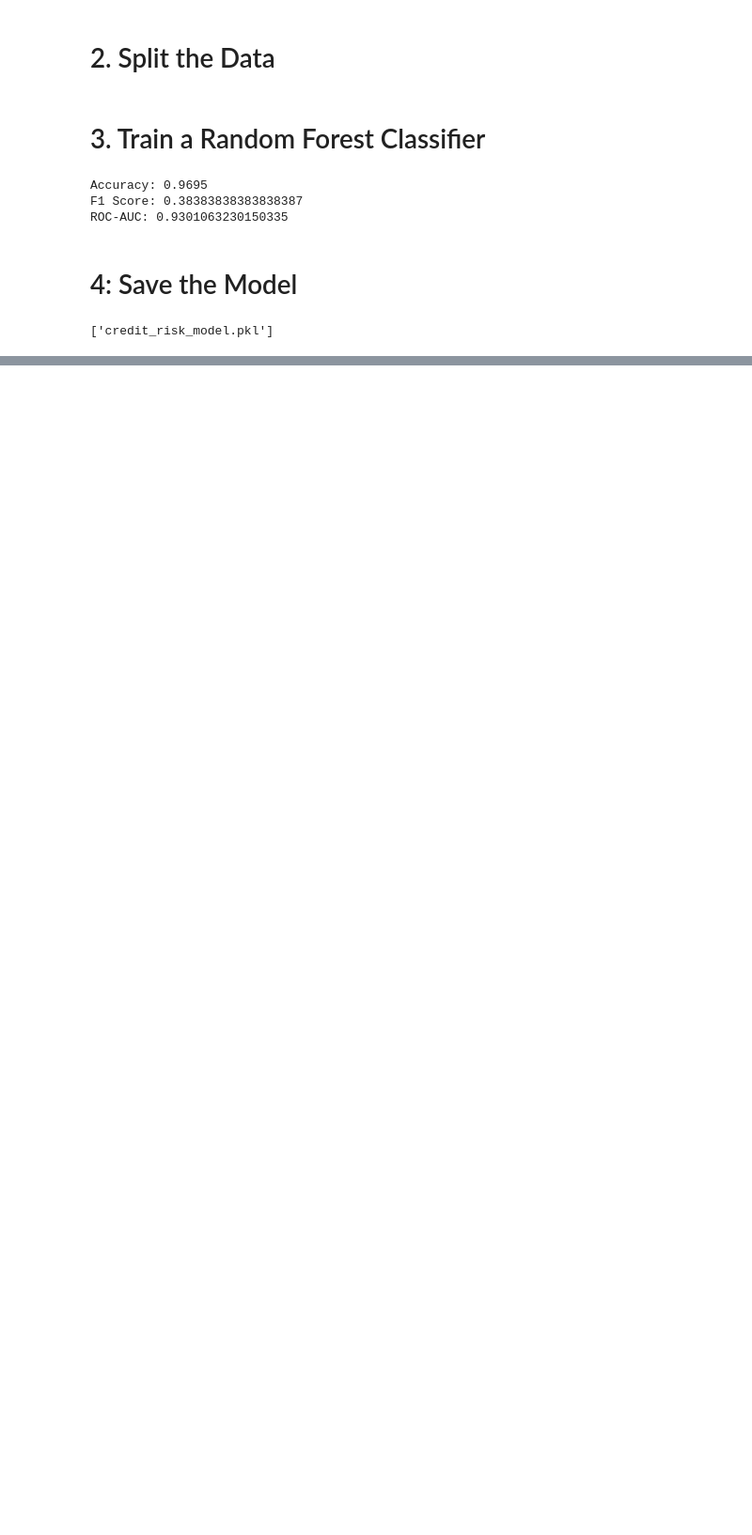
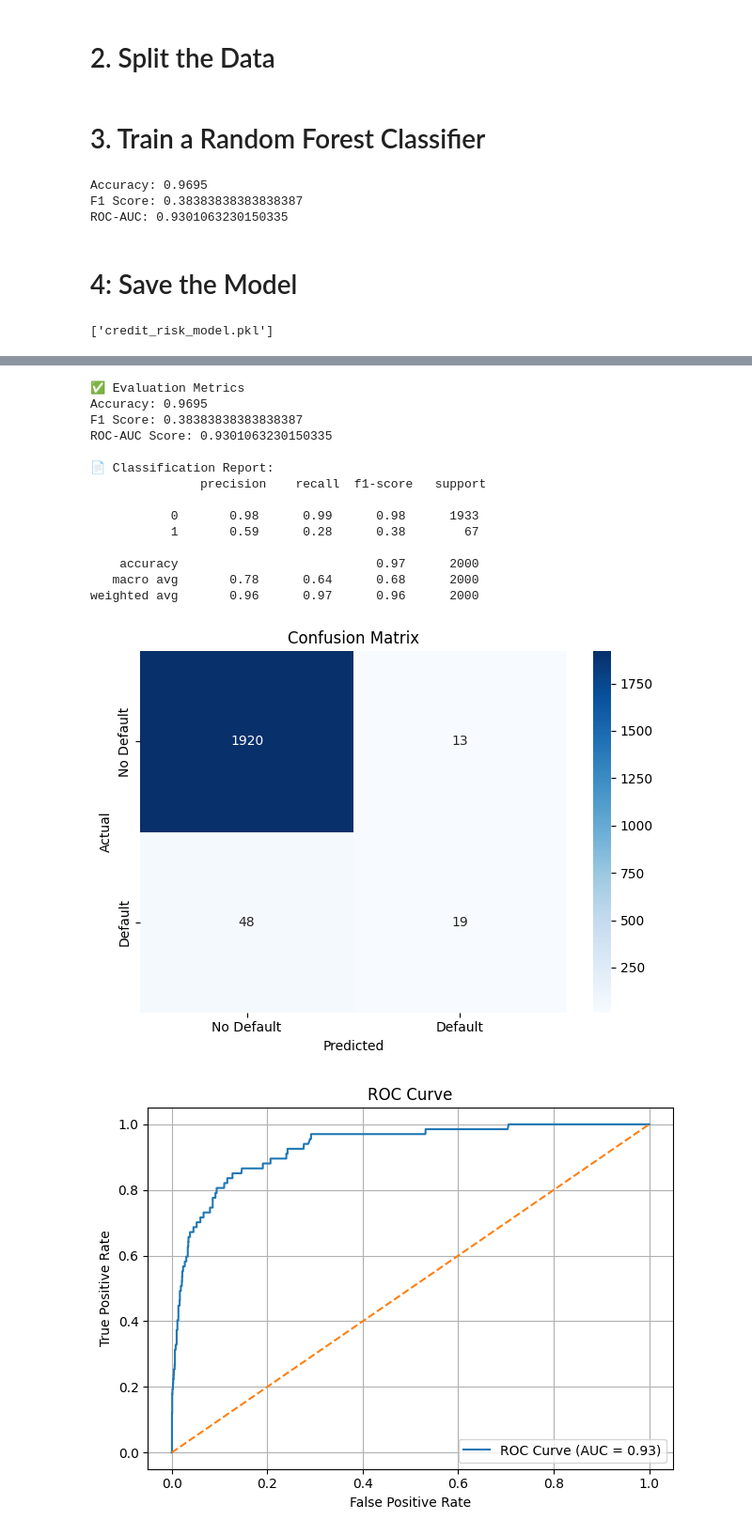
Before and after one commit to Divyanshi88/Credit-Risk-prediction, a Jupyter notebook: main.ipynb, the cells around one changed output, grey strips where cells are left out. Shown: that part at 94% size. Cells and saved outputs as stored; diff of their text form; code cells hidden in the pictures; blank space fills up the shorter version.

Commit message:
🚀 Initial commit - Streamlit Credit Risk App

```diff
--- a/main.ipynb
+++ b/main.ipynb
@@ -98,0 +125,80 @@ Prediction result: 1
+# %%
+import pandas as pd
+import joblib
+import seaborn as sns
+import matplotlib.pyplot as plt
+from sklearn.metrics import (
+    accuracy_score, f1_score, roc_auc_score, classification_report,
+    confusion_matrix, roc_curve, auc
+)
+
+# Load dataset
+df = pd.read_csv("Default_Fin.csv")
+
+# Features and target
+X = df[['Employed', 'Bank Balance', 'Annual Salary']]
+y = df['Defaulted?']
+
+# Split
+from sklearn.model_selection import train_test_split
+X_train, X_test, y_train, y_test = train_test_split(
+    X, y, test_size=0.2, stratify=y, random_state=42
+)
+
+# Load or train model
+# model = joblib.load("models/credit_risk_model.pkl")  # If loading
+from sklearn.ensemble import RandomForestClassifier
+model = RandomForestClassifier(n_estimators=100, max_depth=10, random_state=42)
+model.fit(X_train, y_train)
+
+# Predict
+y_pred = model.predict(X_test)
+y_prob = model.predict_proba(X_test)[:, 1]
+
+# Evaluation metrics
+print("✅ Evaluation Metrics")
+print("Accuracy:", accuracy_score(y_test, y_pred))
+print("F1 Score:", f1_score(y_test, y_pred))
+print("ROC-AUC Score:", roc_auc_score(y_test, y_prob))
+print("\n📄 Classification Report:\n", classification_report(y_test, y_pred))
+
+# Confusion matrix
+cm = confusion_matrix(y_test, y_pred)
+sns.heatmap(cm, annot=True, fmt='d', cmap='Blues',
+            xticklabels=["No Default", "Default"],
+            yticklabels=["No Default", "Default"])
+plt.xlabel("Predicted")
+plt.ylabel("Actual")
+plt.title("Confusion Matrix")
+plt.tight_layout()
+plt.show()
+
+# ROC Curve
+fpr, tpr, _ = roc_curve(y_test, y_prob)
+roc_auc = auc(fpr, tpr)
+plt.plot(fpr, tpr, label=f"ROC Curve (AUC = {roc_auc:.2f})")
+plt.plot([0, 1], [0, 1], linestyle="--")
+plt.xlabel("False Positive Rate")
+plt.ylabel("True Positive Rate")
+plt.title("ROC Curve")
+plt.legend()
+plt.grid(True)
+plt.tight_layout()
+plt.show()
+# %% [output]
+✅ Evaluation Metrics
+Accuracy: 0.9695
+F1 Score: 0.38383838383838387
+ROC-AUC Score: 0.9301063230150335
+
+📄 Classification Report:
+               precision    recall  f1-score   support
+
+           0       0.98      0.99      0.98      1933
+           1       0.59      0.28      0.38        67
+
+    accuracy                           0.97      2000
+   macro avg       0.78      0.64      0.68      2000
+weighted avg       0.96      0.97      0.96      2000
+[figure, added]
+[figure, added]
```
Also changed, not shown: parts of 23 cells of this notebook, 4 other files.
